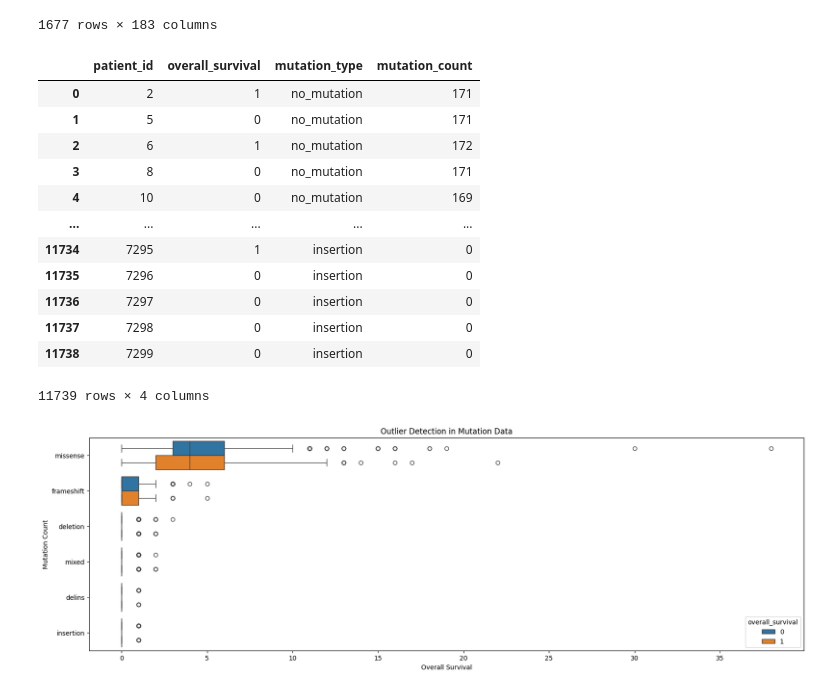
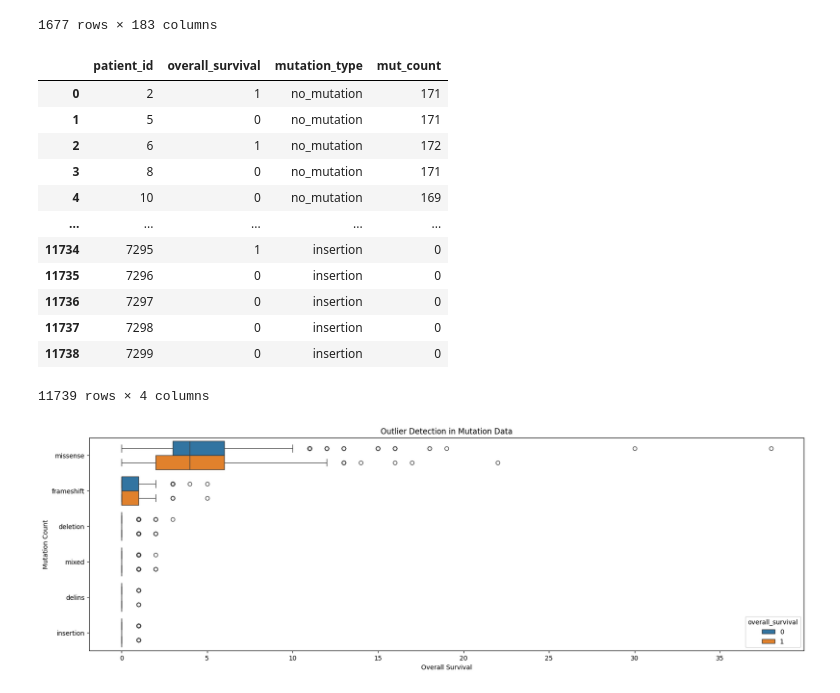
Before and after one commit to diegfernv/breast-cancer-classification, a Jupyter notebook: 3-Outliers-Analysis.ipynb, the cells around one changed output. Saved outputs shown, nothing was run; the diff lists cells and outputs as text; code cells hidden in the pictures.

```diff
--- a/3-Outliers-Analysis.ipynb
+++ b/3-Outliers-Analysis.ipynb
@@ -62,10 +62,10 @@ mutation
 1677 rows × 183 columns
 # %%
 melted_df = mutation[mutation_types + ['patient_id', 'overall_survival']]
-melted_df = pd.melt(melted_df, id_vars=['patient_id', 'overall_survival'], value_vars=mutation_types, var_name='mutation_type', value_name='mutation_count')
+melted_df = pd.melt(melted_df, id_vars=['patient_id', 'overall_survival'], value_vars=mutation_types, var_name='mutation_type', value_name='mut_count')
 melted_df
 # %% [output]
-|  | patient_id | overall_survival | mutation_type | mutation_count |
+|  | patient_id | overall_survival | mutation_type | mut_count |
 | 0 | 2 | 1 | no_mutation | 171 |
 | 1 | 5 | 0 | no_mutation | 171 |
 | 2 | 6 | 1 | no_mutation | 172 |
```
Also changed, not shown: parts of 8 cells of this notebook, 6 other files.
